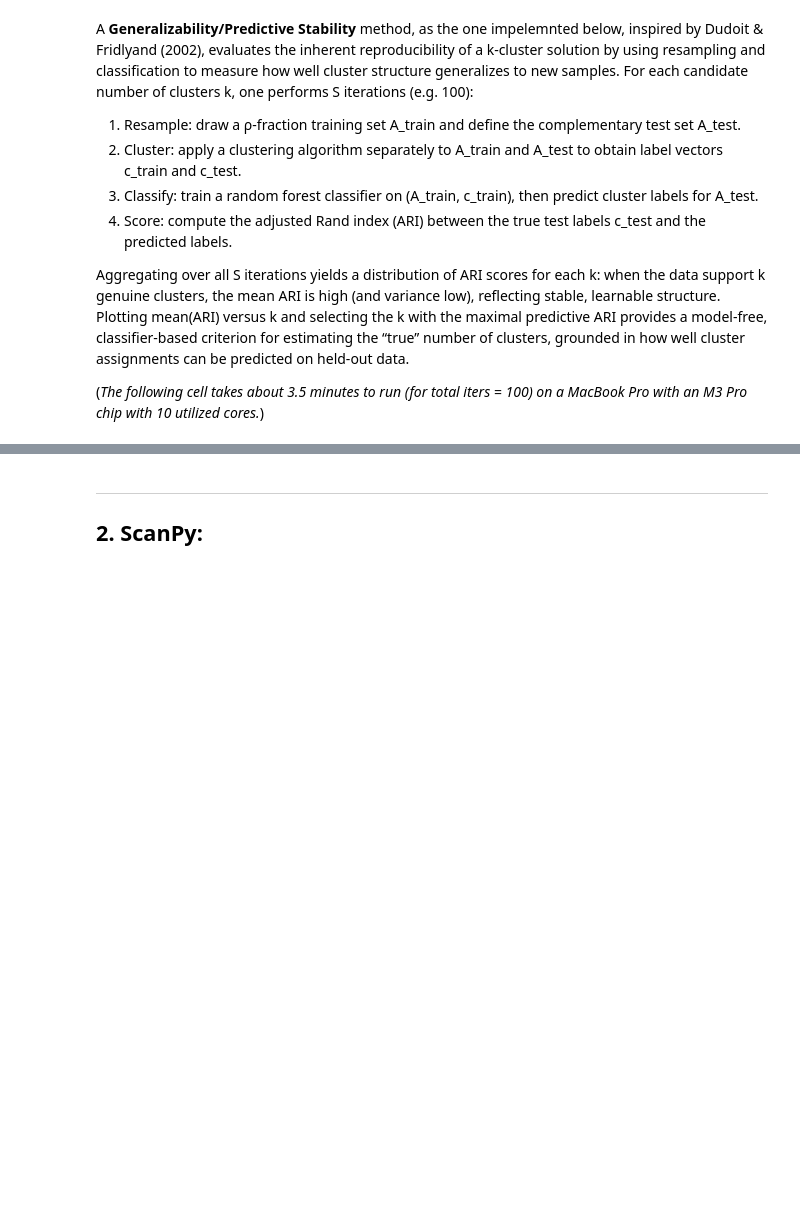
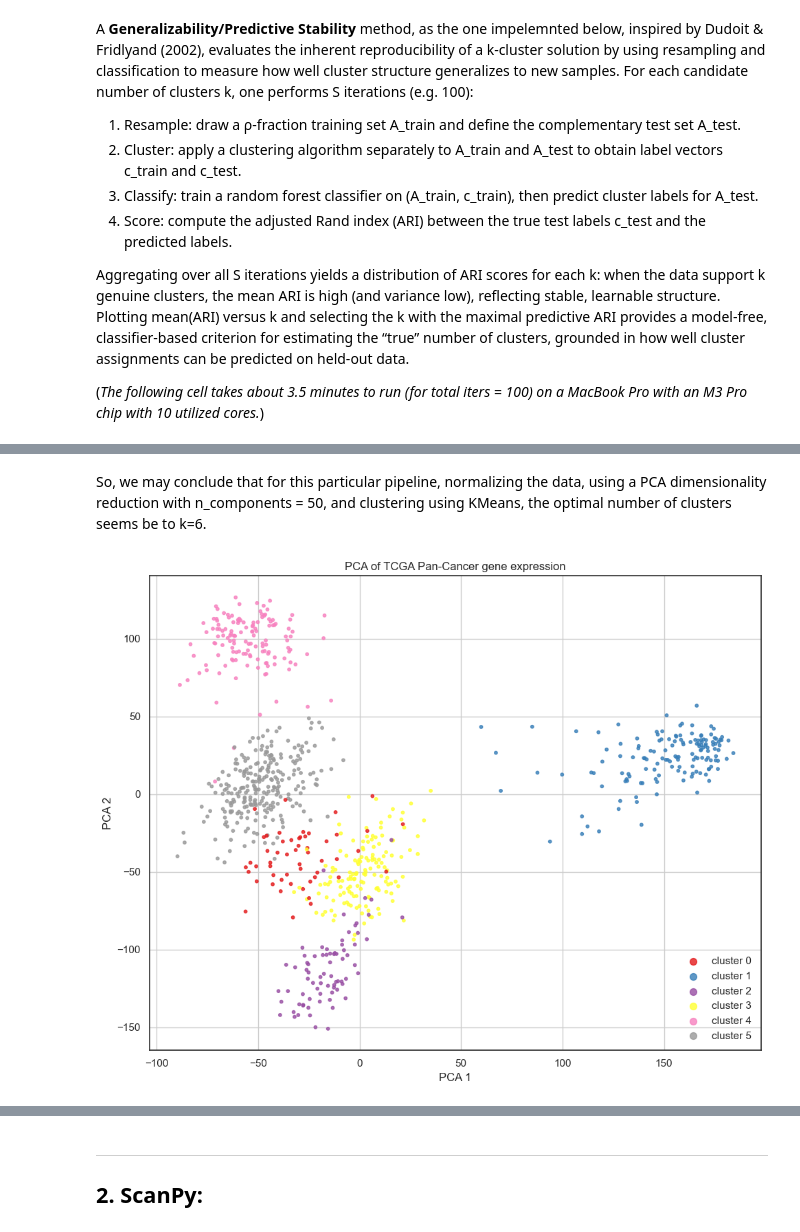
Before and after one commit to DataSlingers/CARVE, a Jupyter notebook: Lecture_PANCAN.ipynb, the cells around one changed output, grey strips where cells are left out. Saved outputs shown, nothing was run; the diff lists cells and outputs as text; code cells hidden in the pictures; blank space fills up the shorter version.

```diff
--- a/Lecture_PANCAN.ipynb
+++ b/Lecture_PANCAN.ipynb
@@ -598,0 +586,8 @@ ChildProcessError: [Errno 10] No child processes
+# %% [markdown]
+So, we may conclude that for this particular pipeline, normalizing the data, using a PCA dimensionality reduction with n_components = 50, and clustering using KMeans, the optimal number of clusters seems be to k=6.
+# %%
+cluster_labels = clustering_pipeline(X, k=6)
+
+plot_dim_reduced_clustering(X, cluster_labels, method='PCA')
+# %% [output]
+[figure, added]
```
Also changed, not shown: parts of 6 cells of this notebook.
